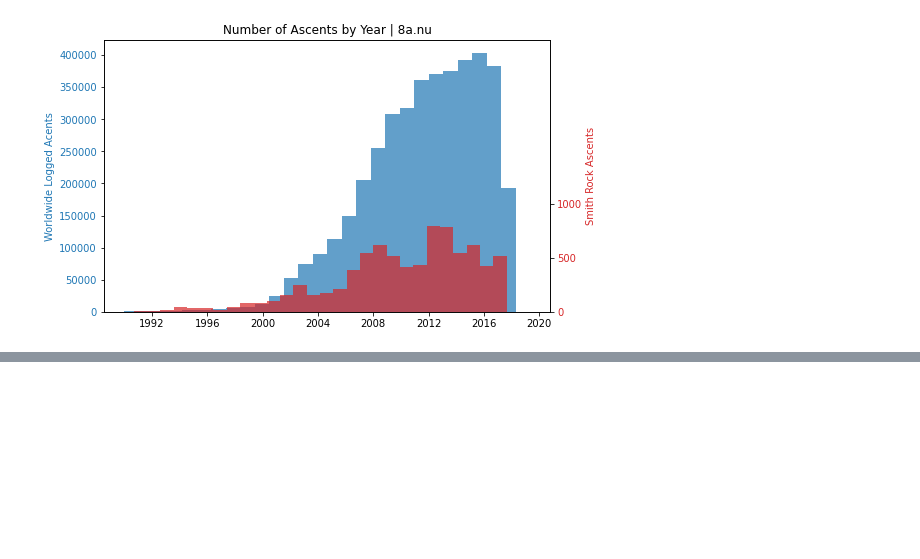
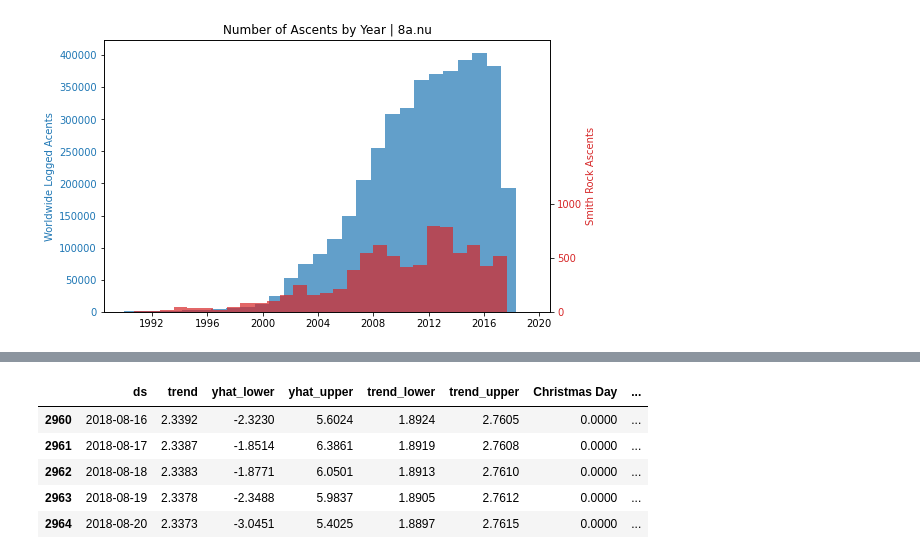
Before and after one commit to benrhodeland/SendingTemps, a Jupyter notebook: Notebooks/TicklistEDA.ipynb, the cells around one changed output, grey strips where cells are left out. Saved outputs shown, nothing was run; the diff lists cells and outputs as text; code cells hidden in the pictures; blank space fills up the shorter version.

Commit message:
update eda, data

```diff
--- a/Notebooks/TicklistEDA.ipynb
+++ b/Notebooks/TicklistEDA.ipynb
@@ -180,0 +228,5 @@ plt.show()
+# %%
+pdf = pd.DataFrame(daily_sends)
+#pdf['DS'] = pdf.index
+pdf.reset_index(inplace=True)
+pdf.drop(index=pdf.index[-1],inplace=True)
@@ -180,0 +248,10 @@ plt.show()
+# %%
+forecast = m.predict(future)
+forecast.tail()
+# %% [output]
+|  | ds | trend | yhat_lower | yhat_upper | trend_lower | trend_upper | Christmas Day | ... |
+| 2960 | 2018-08-16 | 2.3392 | -2.3230 | 5.6024 | 1.8924 | 2.7605 | 0.0000 | ... |
+| 2961 | 2018-08-17 | 2.3387 | -1.8514 | 6.3861 | 1.8919 | 2.7608 | 0.0000 | ... |
+| 2962 | 2018-08-18 | 2.3383 | -1.8771 | 6.0501 | 1.8913 | 2.7610 | 0.0000 | ... |
+| 2963 | 2018-08-19 | 2.3378 | -2.3488 | 5.9837 | 1.8905 | 2.7612 | 0.0000 | ... |
+| 2964 | 2018-08-20 | 2.3373 | -3.0451 | 5.4025 | 1.8897 | 2.7615 | 0.0000 | ... |
```
Also changed, not shown: parts of 22 cells of this notebook, 4 other files.
